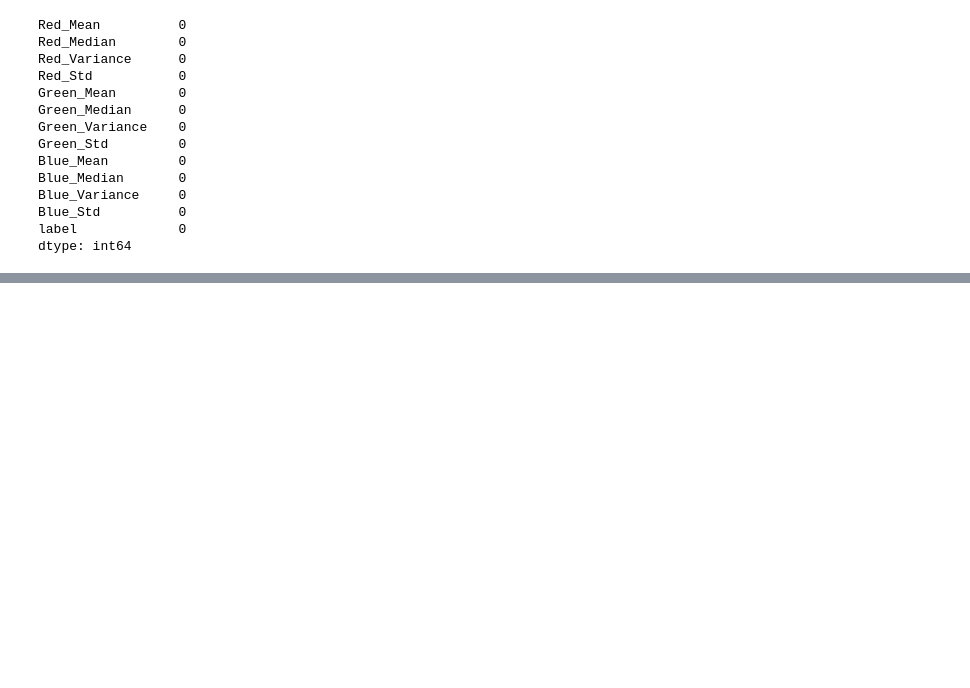
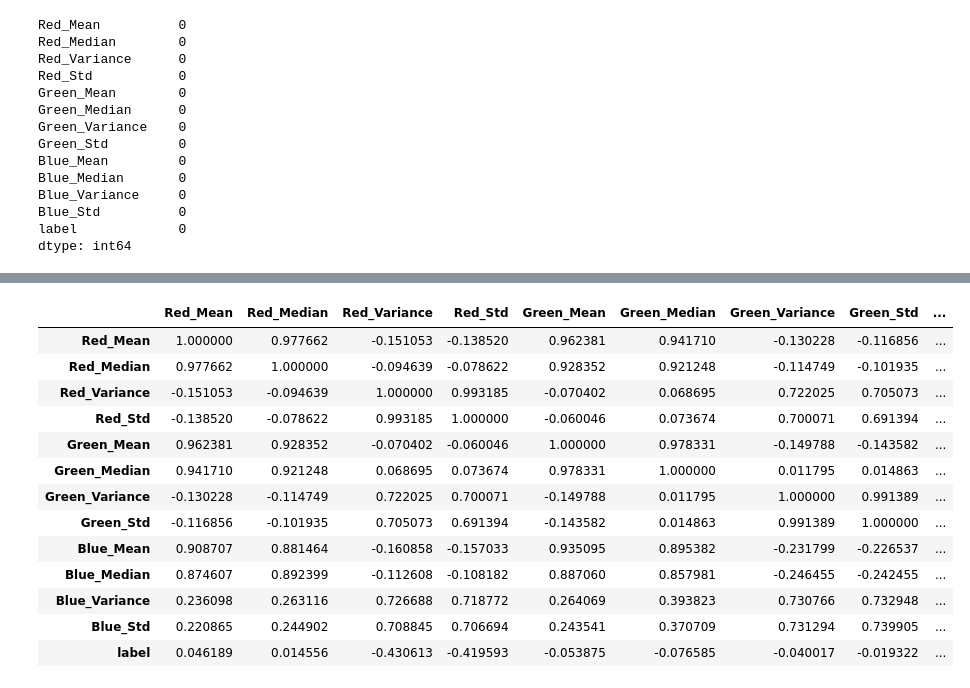
Before and after one commit to arfan64shah/Potato_Disease_DetectionandClassifictaion, a Jupyter notebook: Binary/binary.ipynb, the cells around one changed output, grey strips where cells are left out. Drawn from its saved outputs; the diff is of its cells as text; code cells hidden in the pictures; blank space fills up the shorter version.

```diff
--- a/Binary/binary.ipynb
+++ b/Binary/binary.ipynb
@@ -475,0 +544,19 @@ dataset.head()
+# %%
+# find correlation among all variables and plot them using plotly
+corr_matrix = final_dataset.corr()
+corr_matrix
+# %% [output]
+|  | Red_Mean | Red_Median | Red_Variance | Red_Std | Green_Mean | Green_Median | Green_Variance | Green_Std | ... |
+| Red_Mean | 1.000000 | 0.977662 | -0.151053 | -0.138520 | 0.962381 | 0.941710 | -0.130228 | -0.116856 | ... |
+| Red_Median | 0.977662 | 1.000000 | -0.094639 | -0.078622 | 0.928352 | 0.921248 | -0.114749 | -0.101935 | ... |
+| Red_Variance | -0.151053 | -0.094639 | 1.000000 | 0.993185 | -0.070402 | 0.068695 | 0.722025 | 0.705073 | ... |
+| Red_Std | -0.138520 | -0.078622 | 0.993185 | 1.000000 | -0.060046 | 0.073674 | 0.700071 | 0.691394 | ... |
+| Green_Mean | 0.962381 | 0.928352 | -0.070402 | -0.060046 | 1.000000 | 0.978331 | -0.149788 | -0.143582 | ... |
+| Green_Median | 0.941710 | 0.921248 | 0.068695 | 0.073674 | 0.978331 | 1.000000 | 0.011795 | 0.014863 | ... |
+| Green_Variance | -0.130228 | -0.114749 | 0.722025 | 0.700071 | -0.149788 | 0.011795 | 1.000000 | 0.991389 | ... |
+| Green_Std | -0.116856 | -0.101935 | 0.705073 | 0.691394 | -0.143582 | 0.014863 | 0.991389 | 1.000000 | ... |
+| Blue_Mean | 0.908707 | 0.881464 | -0.160858 | -0.157033 | 0.935095 | 0.895382 | -0.231799 | -0.226537 | ... |
+| Blue_Median | 0.874607 | 0.892399 | -0.112608 | -0.108182 | 0.887060 | 0.857981 | -0.246455 | -0.242455 | ... |
+| Blue_Variance | 0.236098 | 0.263116 | 0.726688 | 0.718772 | 0.264069 | 0.393823 | 0.730766 | 0.732948 | ... |
+| Blue_Std | 0.220865 | 0.244902 | 0.708845 | 0.706694 | 0.243541 | 0.370709 | 0.731294 | 0.739905 | ... |
+| label | 0.046189 | 0.014556 | -0.430613 | -0.419593 | -0.053875 | -0.076585 | -0.040017 | -0.019322 | ... |
```
Also changed, not shown: parts of 11 cells of this notebook.
